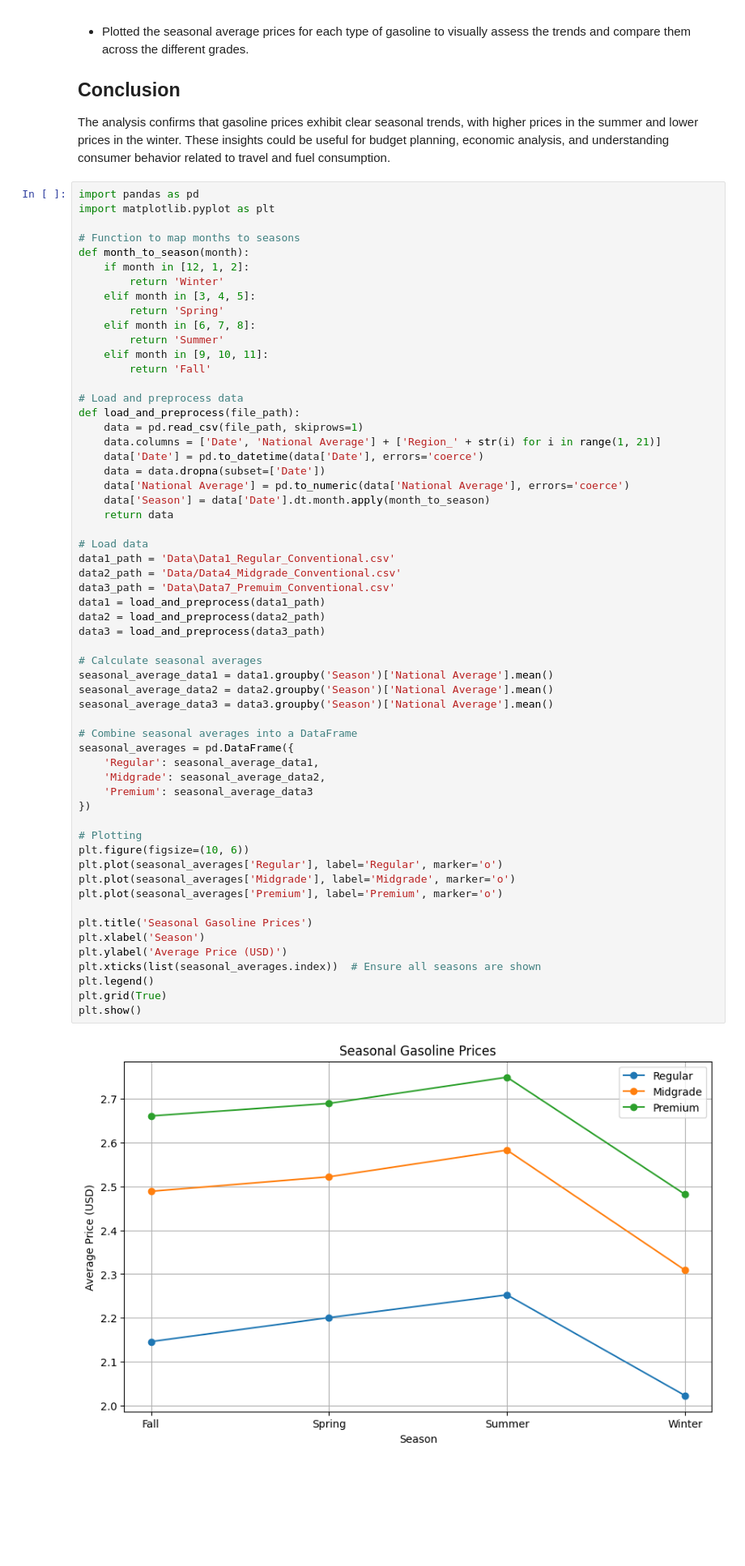
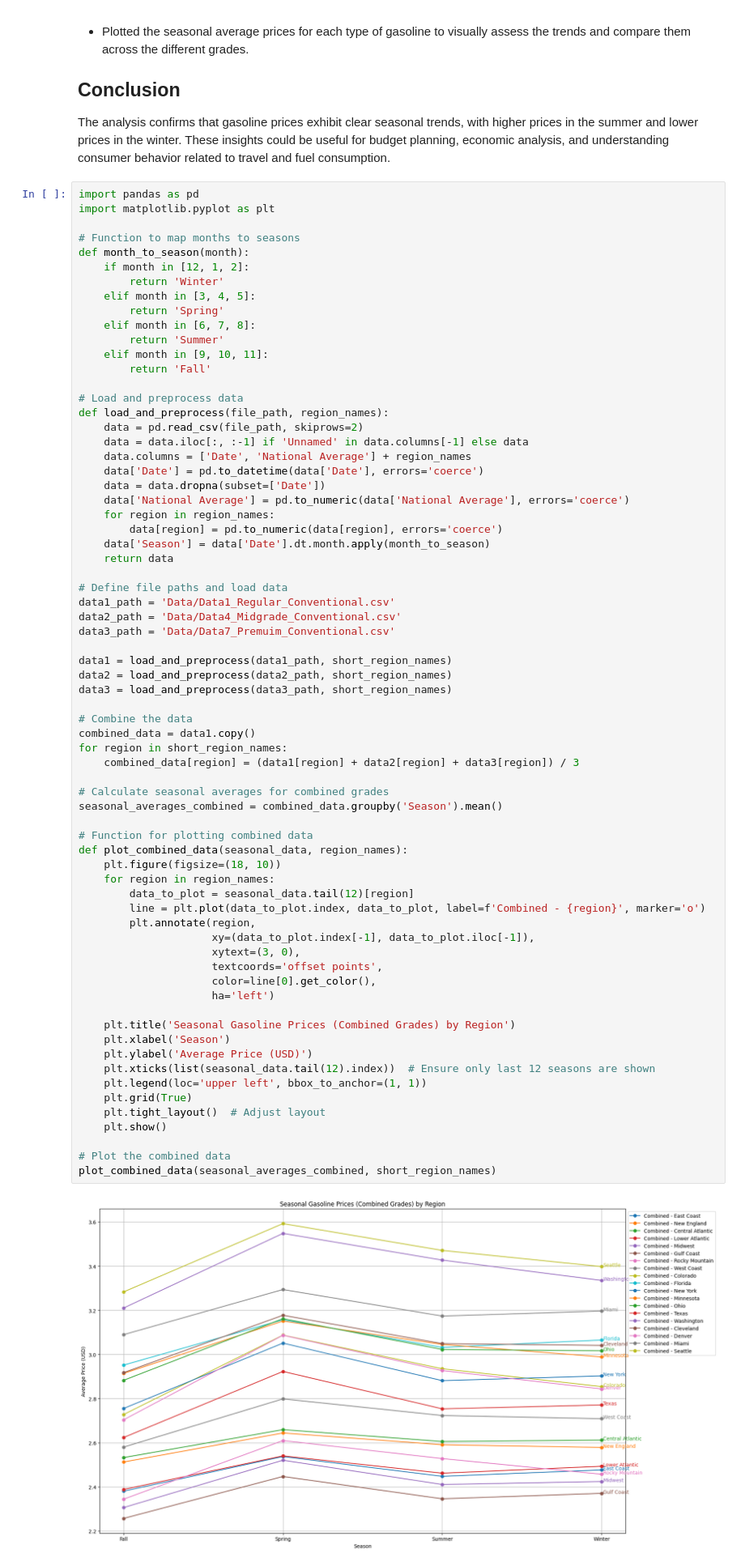
Before and after one commit to SatchelF/Data_Analysis_Project, a Jupyter notebook: seasonal_gasoline_price_analysis.ipynb, the cells around one changed output. Shown: that part at 81% size. Saved outputs shown, nothing was run; the diff lists cells and outputs as text; blank space fills up the shorter version.

Commit message:
add different regions.

```diff
--- a/seasonal_gasoline_price_analysis.ipynb
+++ b/seasonal_gasoline_price_analysis.ipynb
@@ -37,60 +37,71 @@ The analysis confirms that gasoline prices exhibit clear seasonal trends, with h
 # %%
 import pandas as pd
 import matplotlib.pyplot as plt
 
 # Function to map months to seasons
 def month_to_season(month):
     if month in [12, 1, 2]:
         return 'Winter'
     elif month in [3, 4, 5]:
         return 'Spring'
     elif month in [6, 7, 8]:
         return 'Summer'
     elif month in [9, 10, 11]:
         return 'Fall'
 
 # Load and preprocess data
-def load_and_preprocess(file_path):
-    data = pd.read_csv(file_path, skiprows=1)
-    data.columns = ['Date', 'National Average'] + ['Region_' + str(i) for i in range(1, 21)]
+def load_and_preprocess(file_path, region_names):
+    data = pd.read_csv(file_path, skiprows=2)
+    data = data.iloc[:, :-1] if 'Unnamed' in data.columns[-1] else data
+    data.columns = ['Date', 'National Average'] + region_names
     data['Date'] = pd.to_datetime(data['Date'], errors='coerce')
     data = data.dropna(subset=['Date'])
     data['National Average'] = pd.to_numeric(data['National Average'], errors='coerce')
+    for region in region_names:
+        data[region] = pd.to_numeric(data[region], errors='coerce')
     data['Season'] = data['Date'].dt.month.apply(month_to_season)
     return data
 
-# Load data
-data1_path = 'Data\Data1_Regular_Conventional.csv'
+# Define file paths and load data
+data1_path = 'Data/Data1_Regular_Conventional.csv'
 data2_path = 'Data/Data4_Midgrade_Conventional.csv'
-data3_path = 'Data\Data7_Premuim_Conventional.csv'
-data1 = load_and_preprocess(data1_path)
-data2 = load_and_preprocess(data2_path)
-data3 = load_and_preprocess(data3_path)
+data3_path = 'Data/Data7_Premuim_Conventional.csv'
 
-# Calculate seasonal averages
-seasonal_average_data1 = data1.groupby('Season')['National Average'].mean()
-seasonal_average_data2 = data2.groupby('Season')['National Average'].mean()
-seasonal_average_data3 = data3.groupby('Season')['National Average'].mean()
+data1 = load_and_preprocess(data1_path, short_region_names)
+data2 = load_and_preprocess(data2_path, short_region_names)
+data3 = load_and_preprocess(data3_path, short_region_names)
 
-# Combine seasonal averages into a DataFrame
-seasonal_averages = pd.DataFrame({
-    'Regular': seasonal_average_data1,
-    'Midgrade': seasonal_average_data2,
-    'Premium': seasonal_average_data3
-})
+# Combine the data
+combined_data = data1.copy()
+for region in short_region_names:
+    combined_data[region] = (data1[region] + data2[region] + data3[region]) / 3
 
-# Plotting
-plt.figure(figsize=(10, 6))
-plt.plot(seasonal_averages['Regular'], label='Regular', marker='o')
-plt.plot(seasonal_averages['Midgrade'], label='Midgrade', marker='o')
-plt.plot(seasonal_averages['Premium'], label='Premium', marker='o')
+# Calculate seasonal averages for combined grades
+seasonal_averages_combined = combined_data.groupby('Season').mean()
 
-plt.title('Seasonal Gasoline Prices')
-plt.xlabel('Season')
-plt.ylabel('Average Price (USD)')
-plt.xticks(list(seasonal_averages.index))  # Ensure all seasons are shown
-plt.legend()
-plt.grid(True)
-plt.show()
+# Function for plotting combined data
+def plot_combined_data(seasonal_data, region_names):
+    plt.figure(figsize=(18, 10))
+    for region in region_names:
+        data_to_plot = seasonal_data.tail(12)[region]
+        line = plt.plot(data_to_plot.index, data_to_plot, label=f'Combined - {region}', marker='o')
+        plt.annotate(region,
+                     xy=(data_to_plot.index[-1], data_to_plot.iloc[-1]),
+                     xytext=(3, 0),
+                     textcoords='offset points',
+                     color=line[0].get_color(),
+                     ha='left')
+
+    plt.title('Seasonal Gasoline Prices (Combined Grades) by Region')
+    plt.xlabel('Season')
+    plt.ylabel('Average Price (USD)')
+    plt.xticks(list(seasonal_data.tail(12).index))  # Ensure only last 12 seasons are shown
+    plt.legend(loc='upper left', bbox_to_anchor=(1, 1))
+    plt.grid(True)
+    plt.tight_layout()  # Adjust layout
+    plt.show()
+
+# Plot the combined data
+plot_combined_data(seasonal_averages_combined, short_region_names)
 # %% [output]
-[figure, old version]
+[figure, new version]
```
Also changed, not shown: 1 other file.
